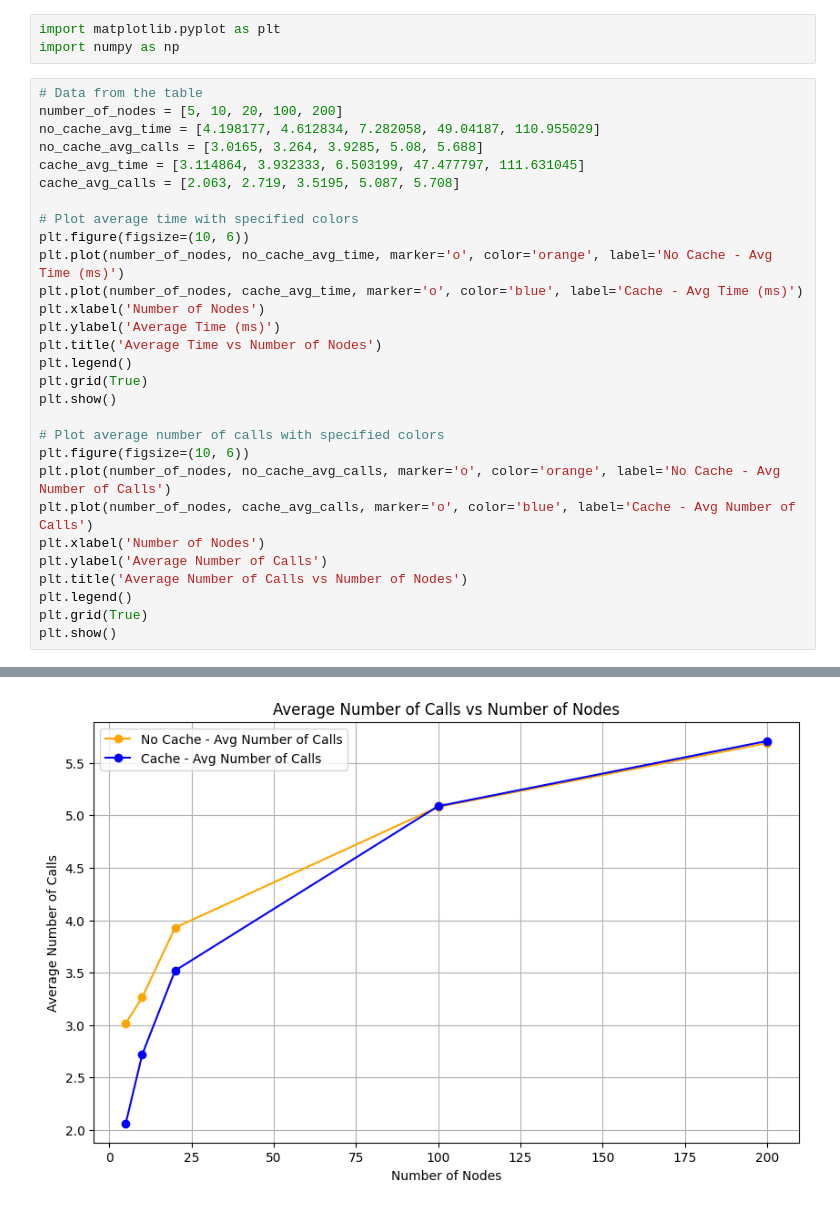
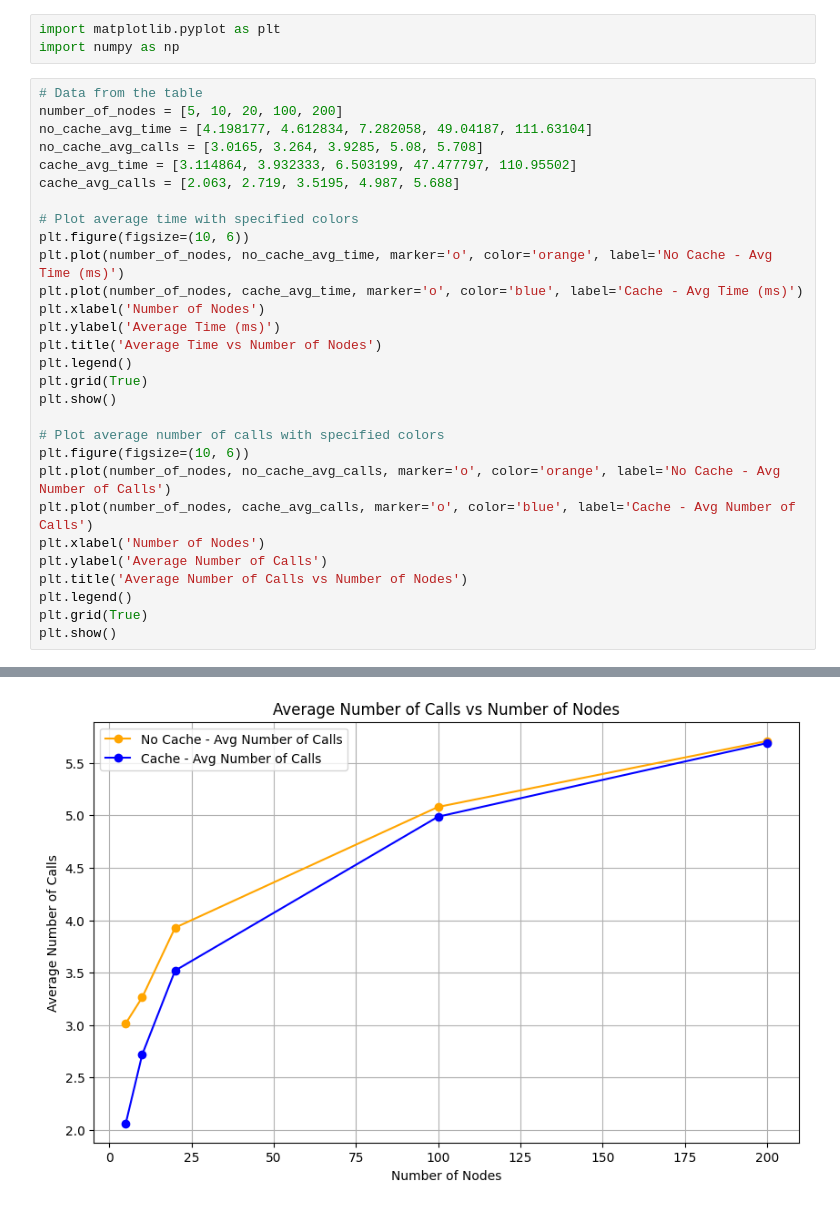
Before and after one commit to abramtan/chord-url-shortening, a Jupyter notebook: src/scripts/plots.ipynb, the cells around one changed output, grey strips where cells are left out. Cells and saved outputs as stored; diff of their text form.

Commit message:
plots

```diff
--- a/src/scripts/plots.ipynb
+++ b/src/scripts/plots.ipynb
@@ -4,10 +4,10 @@ import numpy as np
 # %%
 # Data from the table
 number_of_nodes = [5, 10, 20, 100, 200]
-no_cache_avg_time = [4.198177, 4.612834, 7.282058, 49.04187, 110.955029]
-no_cache_avg_calls = [3.0165, 3.264, 3.9285, 5.08, 5.688]
-cache_avg_time = [3.114864, 3.932333, 6.503199, 47.477797, 111.631045]
-cache_avg_calls = [2.063, 2.719, 3.5195, 5.087, 5.708]
+no_cache_avg_time = [4.198177, 4.612834, 7.282058, 49.04187, 111.63104]
+no_cache_avg_calls = [3.0165, 3.264, 3.9285, 5.08, 5.708]
+cache_avg_time = [3.114864, 3.932333, 6.503199, 47.477797, 110.95502]
+cache_avg_calls = [2.063, 2.719, 3.5195, 4.987, 5.688]
 
 # Plot average time with specified colors
 plt.figure(figsize=(10, 6))
@@ -35,4 +35,4 @@ plt.show()
-[figure, old version]
+[figure, new version]
 # %%
 # Data from the new table
 number_of_urls_stored = [10, 50, 100, 500, 2000]
```
Also changed, not shown: parts of 2 cells of this notebook.
